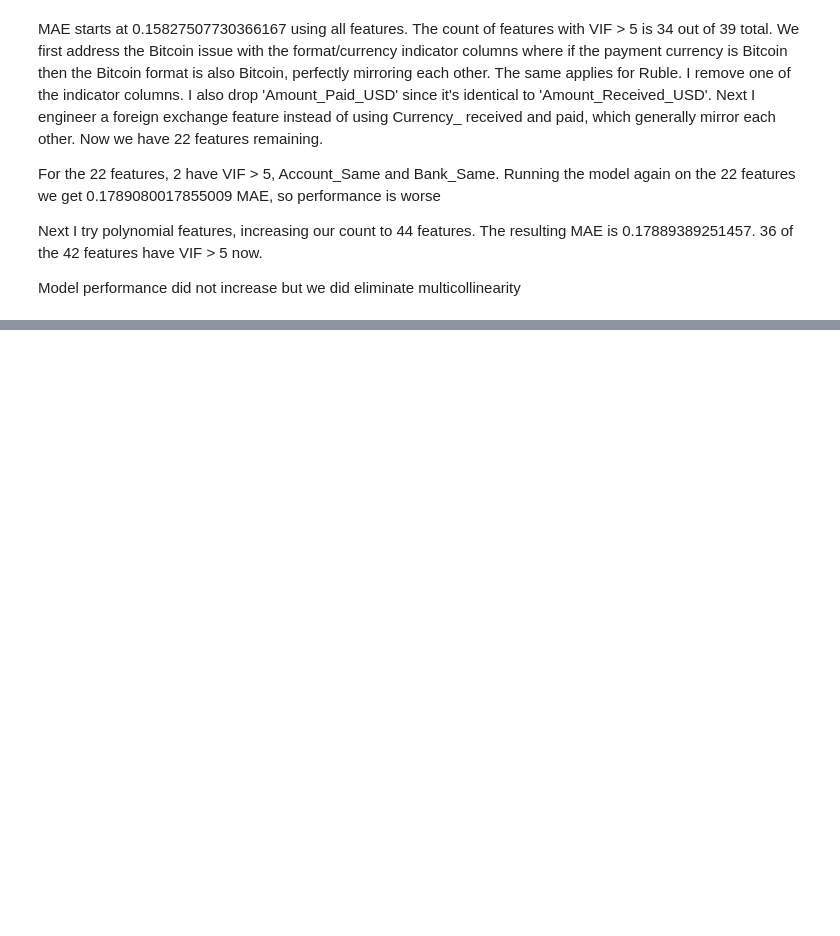
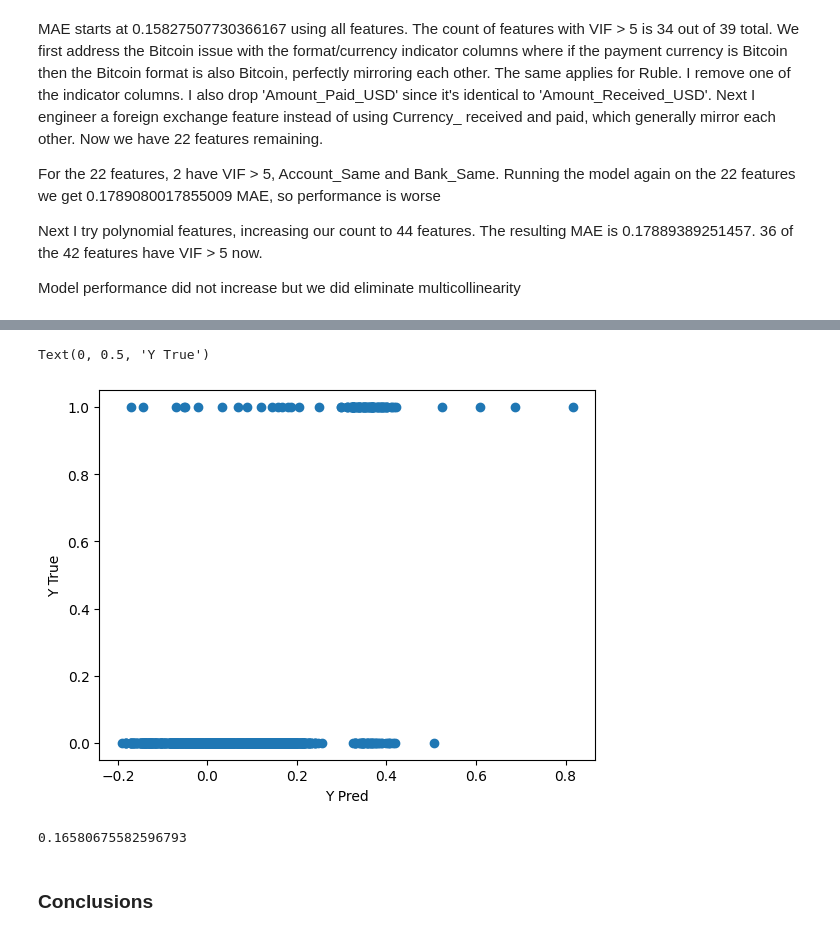
Before and after one commit to calebhadley1/DX799-capstone, a Jupyter notebook: Week1.ipynb, the cells around one changed output, grey strips where cells are left out. Saved outputs shown, nothing was run; the diff lists cells and outputs as text; code cells hidden in the pictures; blank space fills up the shorter version.

```diff
--- a/Week1.ipynb
+++ b/Week1.ipynb
@@ -745,0 +1067,2 @@ Model performance did not increase but we did eliminate multicollinearity
+# %%
+vif_data = vif_data[vif_data['VIF'] < 5]
@@ -745,0 +1073,2 @@ Model performance did not increase but we did eliminate multicollinearity
+# %%
+df_X_with_square_new = df_X_with_square[vif_data['Feature'].values]
@@ -745,0 +1091,4 @@ Model performance did not increase but we did eliminate multicollinearity
+# %%
+model = sm.OLS(y, df_X_with_square_new)
+results = model.fit()
+print(results.params)
@@ -745,0 +1113,15 @@ Model performance did not increase but we did eliminate multicollinearity
+# %%
+y_pred = results.predict(X_resampled_final_final_with_square)
+# %%
+plt.scatter(y_pred, y_resampled)
+plt.xlabel("Y Pred")
+plt.ylabel("Y True")
+# %% [output]
+Text(0, 0.5, 'Y True')
+[figure, added]
+# %%
+mean_absolute_error(y_true=y_resampled, y_pred=y_pred)
+# %% [output]
+0.16580675582596793
+# %% [markdown]
+### Conclusions
```
Also changed, not shown: parts of 43 cells of this notebook.
